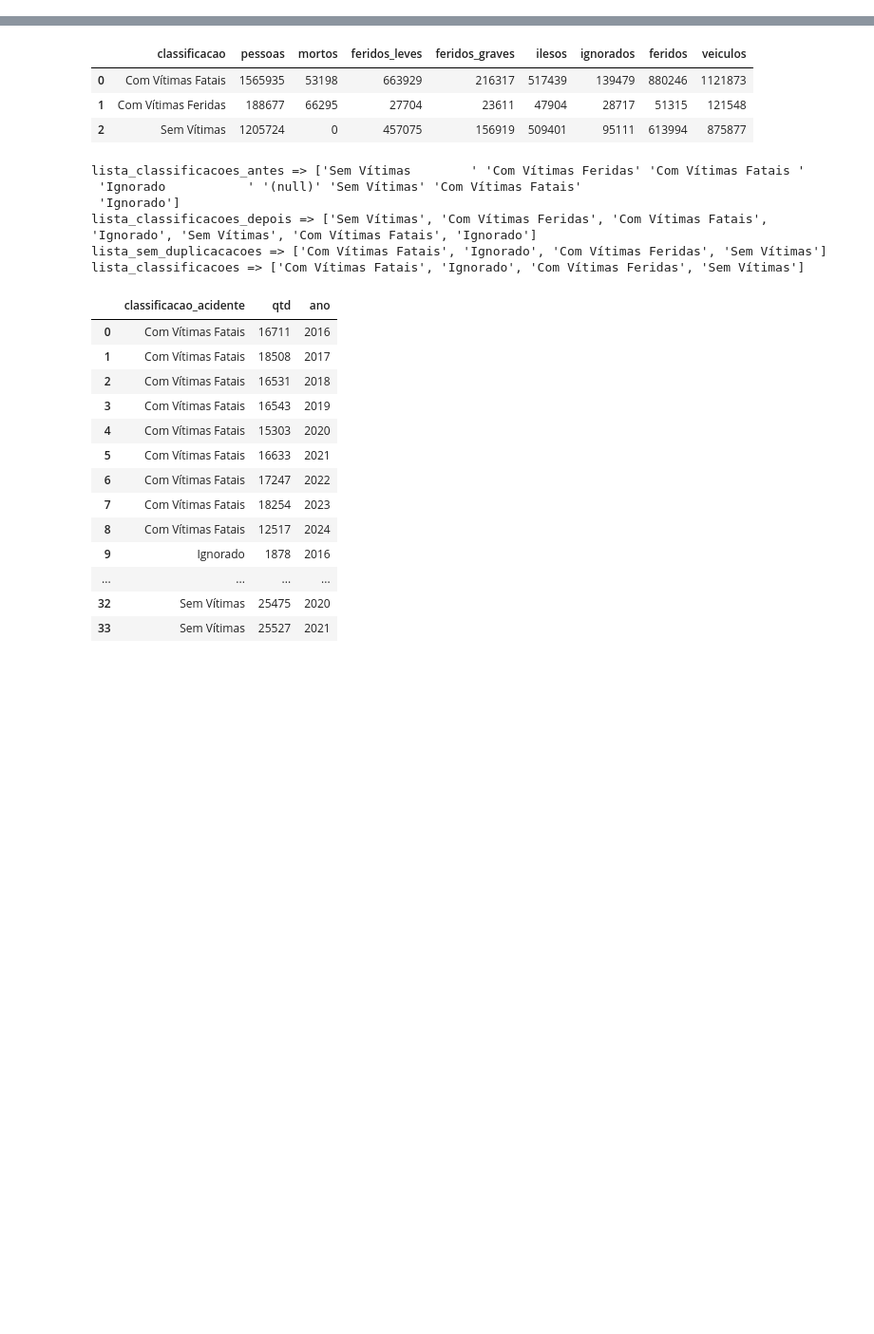
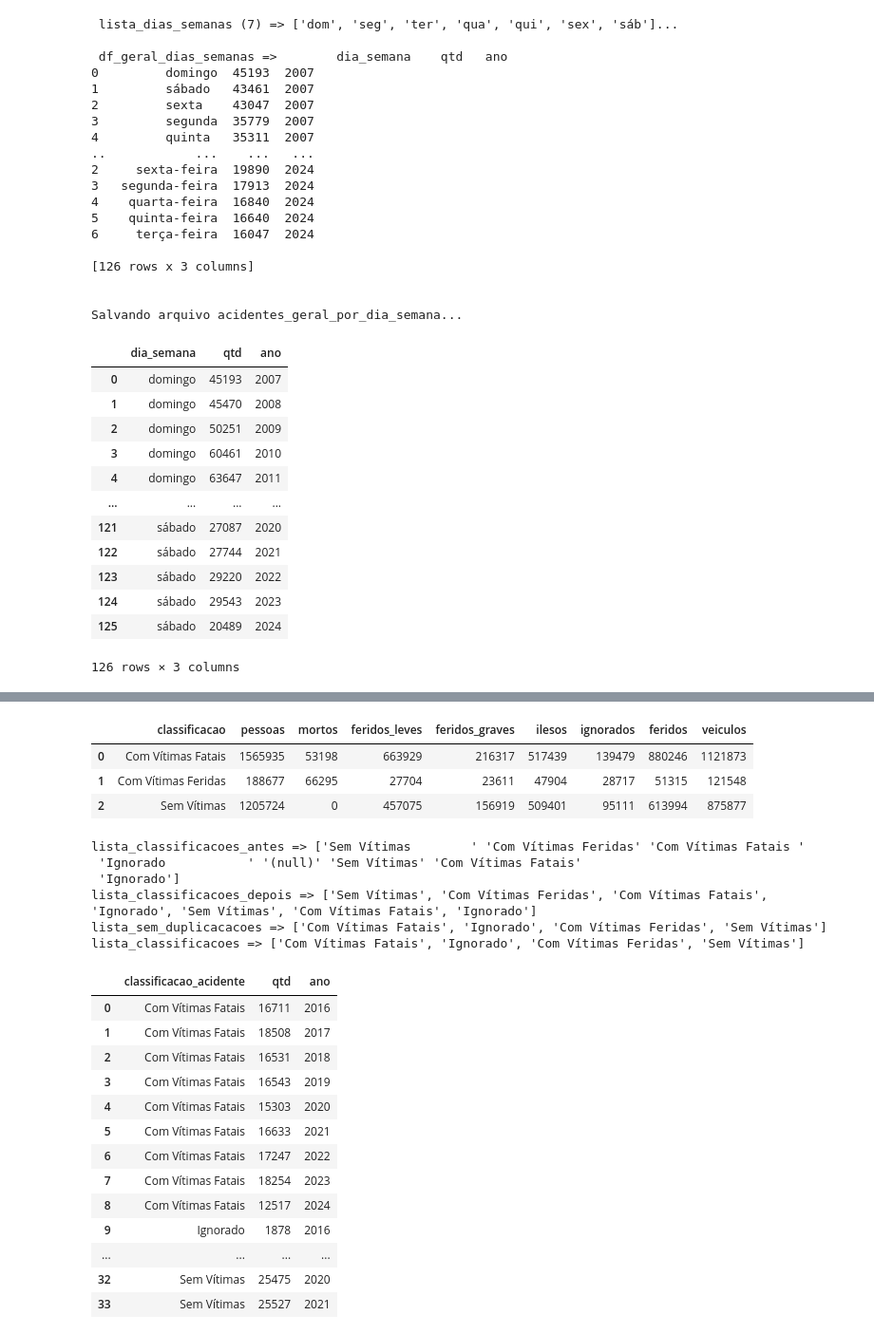
Before and after one commit to Bergolito/tcc-painel-jupyter-notebook, a Jupyter notebook: tcc-painel-preprocessamento.ipynb, the cells around one changed output, grey strips where cells are left out. Shown: that part at 95% size. Saved outputs shown, nothing was run; the diff lists cells and outputs as text; code cells hidden in the pictures; blank space fills up the shorter version.

```diff
--- a/tcc-painel-preprocessamento.ipynb
+++ b/tcc-painel-preprocessamento.ipynb
@@ -847,0 +1062,35 @@ def salva_mapa_calor_ano(ano, df):
+# %%
+processa_acidentes_geral_dia_semana()
+# %% [output]
+ lista_dias_semanas (7) => ['dom', 'seg', 'ter', 'qua', 'qui', 'sex', 'sáb']...
+
+ df_geral_dias_semanas =>        dia_semana    qtd   ano
+0         domingo  45193  2007
+1         sábado   43461  2007
+2         sexta    43047  2007
+3         segunda  35779  2007
+4         quinta   35311  2007
+..            ...    ...   ...
+2     sexta-feira  19890  2024
+3   segunda-feira  17913  2024
+4    quarta-feira  16840  2024
+5    quinta-feira  16640  2024
+6     terça-feira  16047  2024
+
+[126 rows x 3 columns]
+
+
+Salvando arquivo acidentes_geral_por_dia_semana...
+|  | dia_semana | qtd | ano |
+| 0 | domingo | 45193 | 2007 |
+| 1 | domingo | 45470 | 2008 |
+| 2 | domingo | 50251 | 2009 |
+| 3 | domingo | 60461 | 2010 |
+| 4 | domingo | 63647 | 2011 |
+| ... | ... | ... | ... |
+| 121 | sábado | 27087 | 2020 |
+| 122 | sábado | 27744 | 2021 |
+| 123 | sábado | 29220 | 2022 |
+| 124 | sábado | 29543 | 2023 |
+| 125 | sábado | 20489 | 2024 |
+126 rows × 3 columns
```
Also changed, not shown: parts of 8 cells of this notebook, 39 other files.
